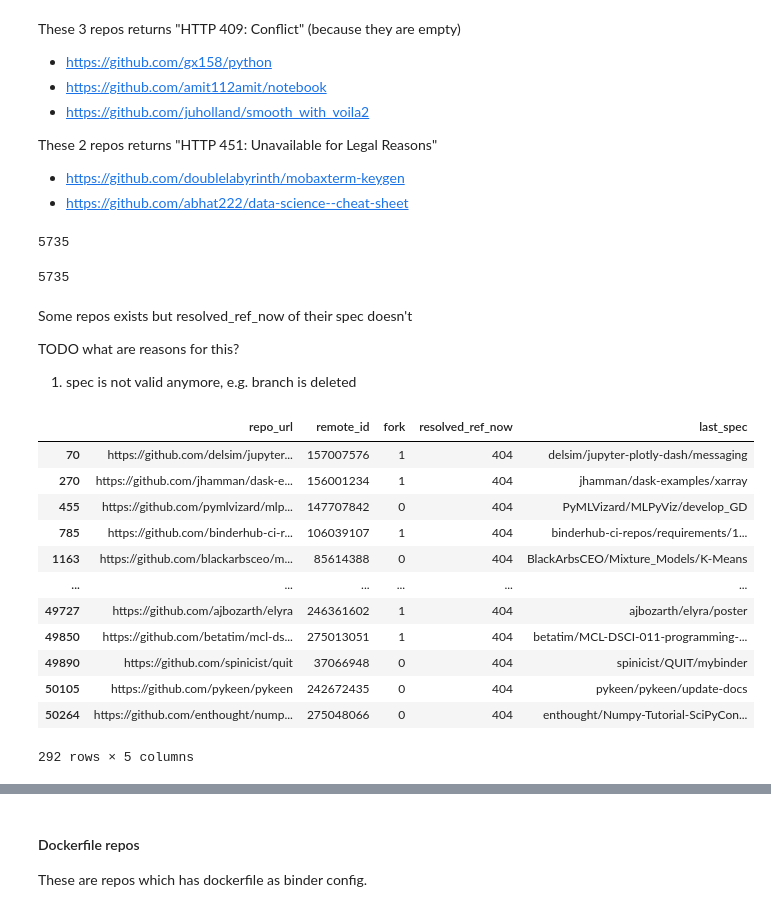
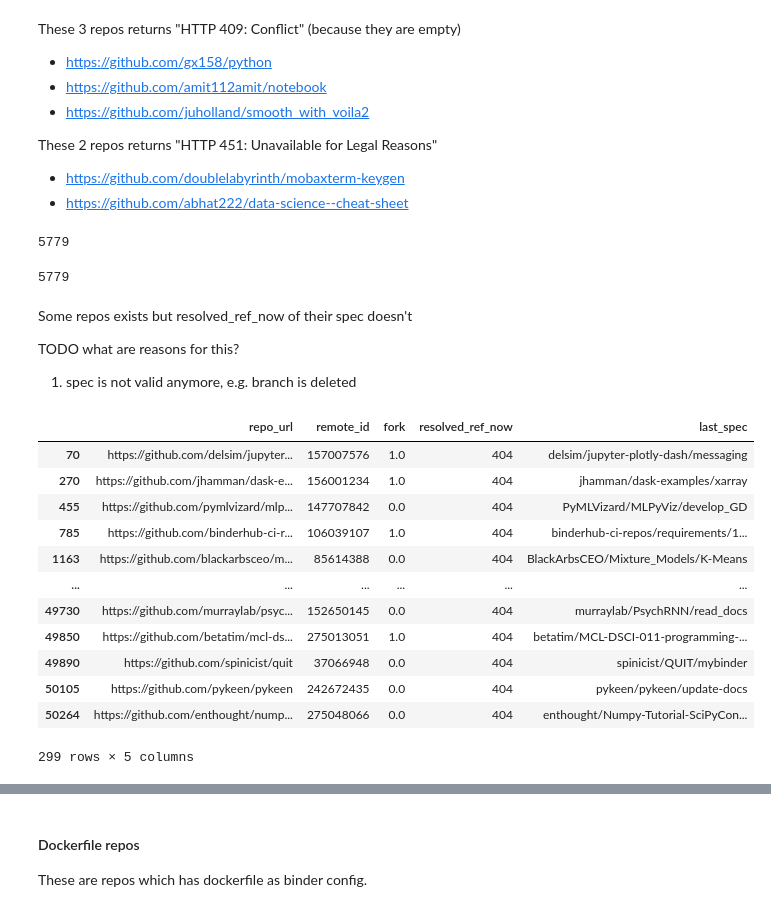
Before and after one commit to gesiscss/binder_paper_20, a Jupyter notebook: analysis/repos.ipynb, the cells around one changed output, grey strips where cells are left out. Drawn from its saved outputs; the diff is of its cells as text; code cells hidden in the pictures.

```diff
--- a/analysis/repos.ipynb
+++ b/analysis/repos.ipynb
@@ -180,13 +180,13 @@ These 2 repos returns "HTTP 451: Unavailable for Legal Reasons"
 - https://github.com/doublelabyrinth/mobaxterm-keygen
 - https://github.com/abhat222/data-science--cheat-sheet
 # %%
-len(repos[repos["fork"] == "404"])
+len(repos[repos["fork"] == 404])
 # %% [output]
-5735
+5779
 # %%
-len(repos[(repos["resolved_ref_now"] == "404") & (repos["fork"] == "404")])
+len(repos[(repos["resolved_ref_now"] == "404") & (repos["fork"] == 404)])
 # %% [output]
-5735
+5779
 # %% [markdown]
 Some repos exists but resolved_ref_now of their spec doesn't
 
@@ -195,21 +195,21 @@ TODO what are reasons for this?
 # %%
 # select fork, remote_id, last_spec, resolved_ref_now,refs,repo_url from repo where resolved_ref_now=404 and fork!=404;
 repos[(repos["resolved_ref_now"] == "404") &
-      (repos["fork"] != "404")][["repo_url", "remote_id", "fork", "resolved_ref_now", "last_spec"]]
+      (repos["fork"] != 404)][["repo_url", "remote_id", "fork", "resolved_ref_now", "last_spec"]]
 # %% [output]
 |  | repo_url | remote_id | fork | resolved_ref_now | last_spec |
-| 70 | https://github.com/delsim/jupyter... | 157007576 | 1 | 404 | delsim/jupyter-plotly-dash/messaging |
-| 270 | https://github.com/jhamman/dask-e... | 156001234 | 1 | 404 | jhamman/dask-examples/xarray |
-| 455 | https://github.com/pymlvizard/mlp... | 147707842 | 0 | 404 | PyMLVizard/MLPyViz/develop_GD |
-| 785 | https://github.com/binderhub-ci-r... | 106039107 | 1 | 404 | binderhub-ci-repos/requirements/1... |
-| 1163 | https://github.com/blackarbsceo/m... | 85614388 | 0 | 404 | BlackArbsCEO/Mixture_Models/K-Means |
+| 70 | https://github.com/delsim/jupyter... | 157007576 | 1.0 | 404 | delsim/jupyter-plotly-dash/messaging |
+| 270 | https://github.com/jhamman/dask-e... | 156001234 | 1.0 | 404 | jhamman/dask-examples/xarray |
+| 455 | https://github.com/pymlvizard/mlp... | 147707842 | 0.0 | 404 | PyMLVizard/MLPyViz/develop_GD |
+| 785 | https://github.com/binderhub-ci-r... | 106039107 | 1.0 | 404 | binderhub-ci-repos/requirements/1... |
+| 1163 | https://github.com/blackarbsceo/m... | 85614388 | 0.0 | 404 | BlackArbsCEO/Mixture_Models/K-Means |
 | ... | ... | ... | ... | ... | ... |
-| 49727 | https://github.com/ajbozarth/elyra | 246361602 | 1 | 404 | ajbozarth/elyra/poster |
-| 49850 | https://github.com/betatim/mcl-ds... | 275013051 | 1 | 404 | betatim/MCL-DSCI-011-programming-... |
-| 49890 | https://github.com/spinicist/quit | 37066948 | 0 | 404 | spinicist/QUIT/mybinder |
-| 50105 | https://github.com/pykeen/pykeen | 242672435 | 0 | 404 | pykeen/pykeen/update-docs |
-| 50264 | https://github.com/enthought/nump... | 275048066 | 0 | 404 | enthought/Numpy-Tutorial-SciPyCon... |
+| 49730 | https://github.com/murraylab/psyc... | 152650145 | 0.0 | 404 | murraylab/PsychRNN/read_docs |
+| 49850 | https://github.com/betatim/mcl-ds... | 275013051 | 1.0 | 404 | betatim/MCL-DSCI-011-programming-... |
+| 49890 | https://github.com/spinicist/quit | 37066948 | 0.0 | 404 | spinicist/QUIT/mybinder |
+| 50105 | https://github.com/pykeen/pykeen | 242672435 | 0.0 | 404 | pykeen/pykeen/update-docs |
+| 50264 | https://github.com/enthought/nump... | 275048066 | 0.0 | 404 | enthought/Numpy-Tutorial-SciPyCon... |
-292 rows × 5 columns
+299 rows × 5 columns
 # %%
 # if fork is 404, remote_id should be null (not available)
 repos[repos["remote_id"].isnull()].fillna(-1).groupby("fork", as_index = False).size()
```
Also changed, not shown: parts of 23 cells of this notebook, 2 other files.
